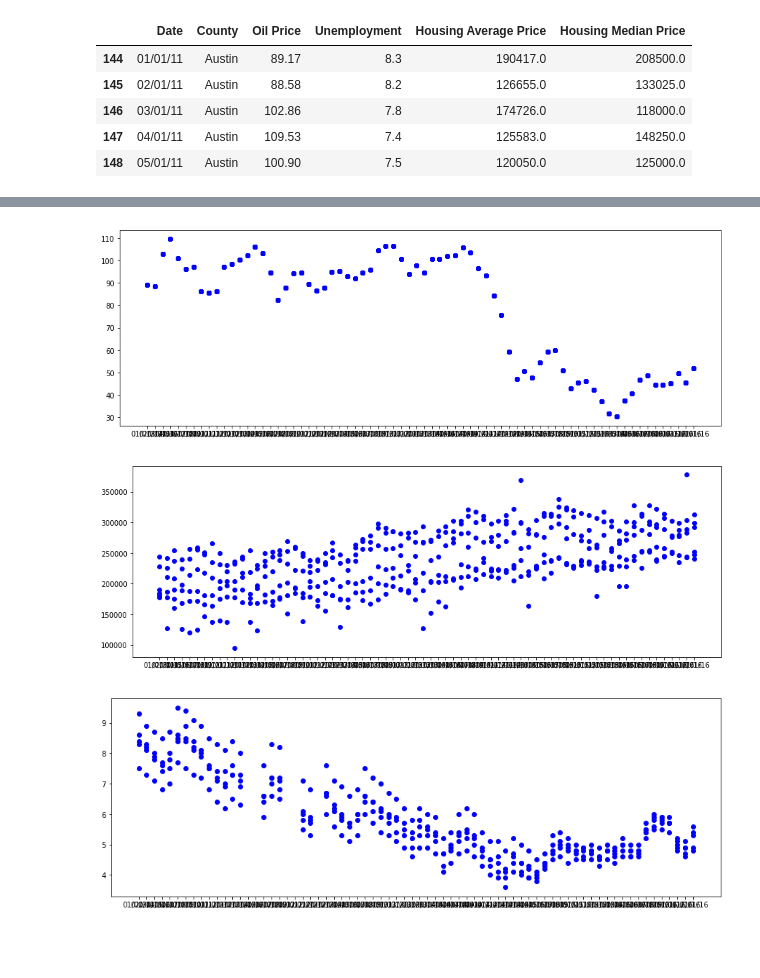
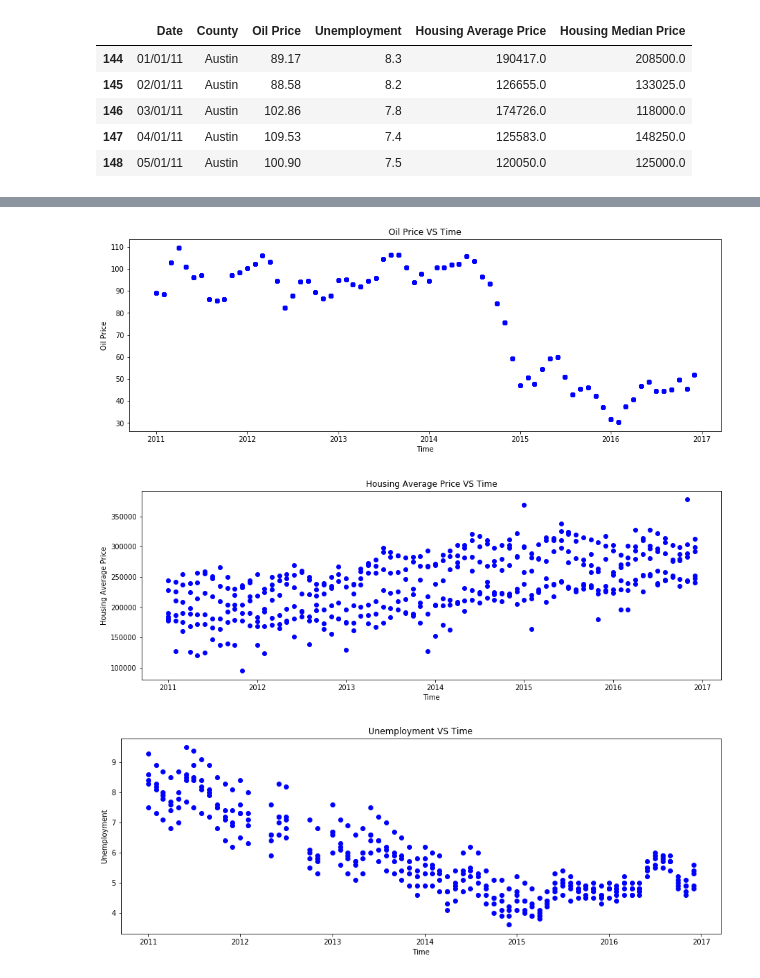
Before and after one commit to savorgnan5/Project_1, a Jupyter notebook: Fabio_P.ipynb, the cells around one changed output, grey strips where cells are left out. Saved outputs shown, nothing was run; the diff lists cells and outputs as text; code cells hidden in the pictures; blank space fills up the shorter version.

Commit message:
graphic

```diff
--- a/Fabio_P.ipynb
+++ b/Fabio_P.ipynb
@@ -280,0 +309,3 @@ county_group.head(2)
+# %%
+County_list_Houston["Datetime"]=pd.to_datetime(County_list_Houston["Date"])
+County_list_Houston.head()
@@ -286,18 +324,26 @@ import numpy as np
 # %%
 plt.rcParams['figure.figsize']=(15,5)
 # %%
-Time_oilprice= plt.scatter(County_list_Houston["Date"], County_list_Houston["Oil Price"] , color="blue")
-
+Time_oilprice= plt.plot_date(County_list_Houston["Datetime"], County_list_Houston["Oil Price"] , color="blue")
+plt.title("Oil Price VS Time")
+plt.xlabel("Time")
+plt.ylabel("Oil Price")
 plt.show()
 # %% [output]
-[figure, old version]
+[figure, new version]
 # %%
-Time_oilprice=plt.scatter(County_list_Houston["Date"], County_list_Houston["Housing Average Price"] , color="blue")
+Time_oilprice= plt.plot_date(County_list_Houston["Datetime"], County_list_Houston["Housing Average Price"] , color="blue")
+plt.title("Housing Average Price VS Time")
+plt.xlabel("Time")
+plt.ylabel("Housing Average Price")
 plt.show()
 # %% [output]
-[figure, old version]
+[figure, new version]
 # %%
-Time_oilprice=plt.scatter(County_list_Houston["Date"], County_list_Houston["Unemployment"] , color="blue")
+Time_oilprice=plt.plot_date(County_list_Houston["Datetime"], County_list_Houston["Unemployment"] , color="blue")
+plt.title("Unemployment VS Time")
+plt.xlabel("Time")
+plt.ylabel("Unemployment")
 plt.show()
 # %% [output]
-[figure, old version]
+[figure, new version]
```
Also changed, not shown: parts of 11 cells of this notebook.
